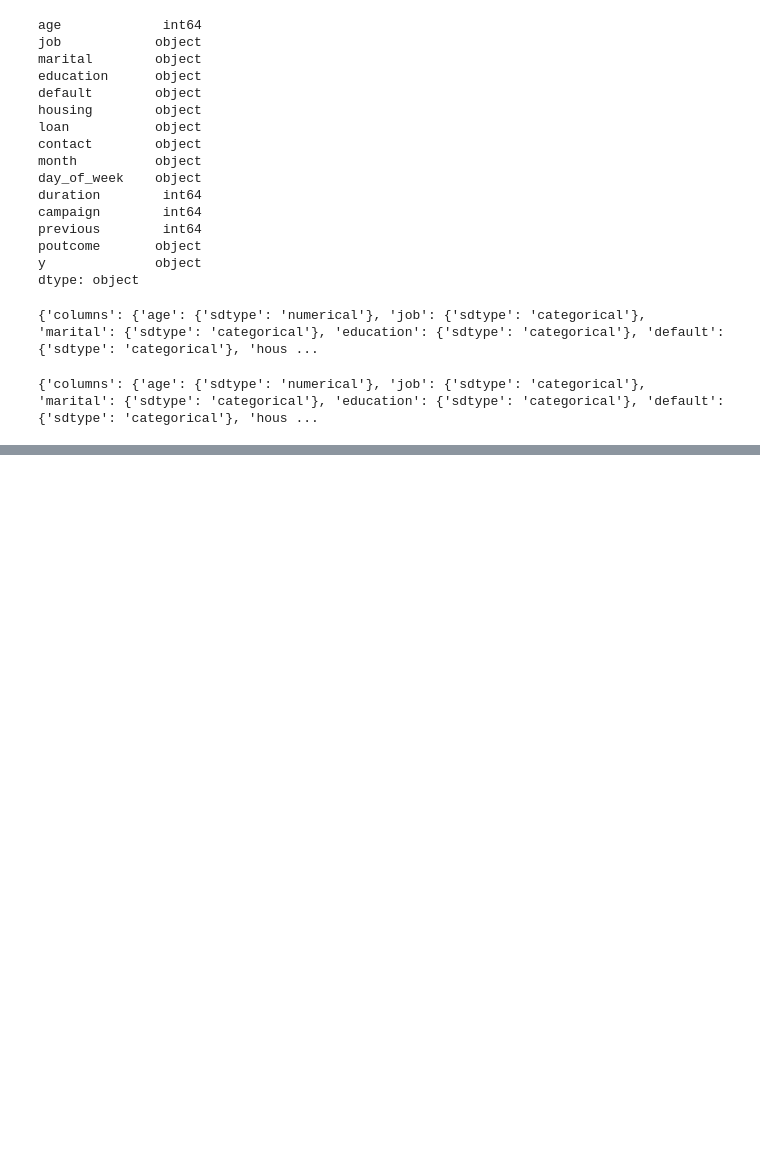
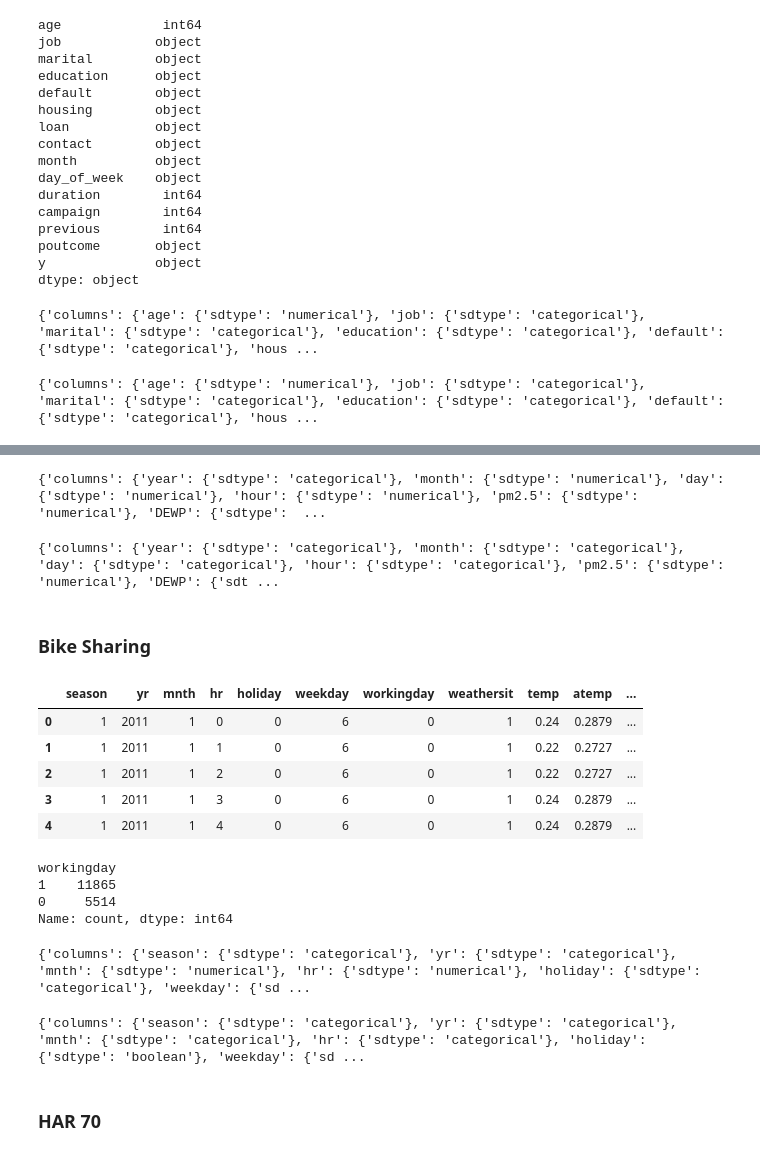
Before and after one commit to samfallahian/data-gan, a Jupyter notebook: meta_data.ipynb, the cells around one changed output, grey strips where cells are left out. Cells and saved outputs as stored; diff of their text form; code cells hidden in the pictures; blank space fills up the shorter version.

```diff
--- a/meta_data.ipynb
+++ b/meta_data.ipynb
@@ -146,0 +164,7 @@ df.to_csv('dataset/BankMarketing/bank-final.csv', index=False)
+# %%
+metadata = SingleTableMetadata()
+metadata.detect_from_dataframe(df)
+python_dict = metadata.to_dict()
+print(python_dict)
+# %% [output]
+{'columns': {'year': {'sdtype': 'categorical'}, 'month': {'sdtype': 'numerical'}, 'day': {'sdtype': 'numerical'}, 'hour': {'sdtype': 'numerical'}, 'pm2.5': {'sdtype': 'numerical'}, 'DEWP': {'sdtype':  ...
@@ -146,0 +181,5 @@ df.to_csv('dataset/BankMarketing/bank-final.csv', index=False)
+# %%
+python_dict = metadata.to_dict()
+print(python_dict)
+# %% [output]
+{'columns': {'year': {'sdtype': 'categorical'}, 'month': {'sdtype': 'categorical'}, 'day': {'sdtype': 'categorical'}, 'hour': {'sdtype': 'categorical'}, 'pm2.5': {'sdtype': 'numerical'}, 'DEWP': {'sdt ...
@@ -146,0 +188,13 @@ df.to_csv('dataset/BankMarketing/bank-final.csv', index=False)
+# %% [markdown]
+### Bike Sharing
+# %%
+df = pd.read_csv("dataset/BikeSharing/final.csv")
+# %%
+df.head()
+# %% [output]
+|  | season | yr | mnth | hr | holiday | weekday | workingday | weathersit | temp | atemp | ... |
+| 0 | 1 | 2011 | 1 | 0 | 0 | 6 | 0 | 1 | 0.24 | 0.2879 | ... |
+| 1 | 1 | 2011 | 1 | 1 | 0 | 6 | 0 | 1 | 0.22 | 0.2727 | ... |
+| 2 | 1 | 2011 | 1 | 2 | 0 | 6 | 0 | 1 | 0.22 | 0.2727 | ... |
+| 3 | 1 | 2011 | 1 | 3 | 0 | 6 | 0 | 1 | 0.24 | 0.2879 | ... |
+| 4 | 1 | 2011 | 1 | 4 | 0 | 6 | 0 | 1 | 0.24 | 0.2879 | ... |
@@ -146,0 +206,14 @@ df.to_csv('dataset/BankMarketing/bank-final.csv', index=False)
+# %%
+df["workingday"].value_counts()
+# %% [output]
+workingday
+1    11865
+0     5514
+Name: count, dtype: int64
+# %%
+metadata = SingleTableMetadata()
+metadata.detect_from_dataframe(df)
+python_dict = metadata.to_dict()
+print(python_dict)
+# %% [output]
+{'columns': {'season': {'sdtype': 'categorical'}, 'yr': {'sdtype': 'categorical'}, 'mnth': {'sdtype': 'numerical'}, 'hr': {'sdtype': 'numerical'}, 'holiday': {'sdtype': 'categorical'}, 'weekday': {'sd ...
@@ -146,0 +233,5 @@ df.to_csv('dataset/BankMarketing/bank-final.csv', index=False)
+# %%
+python_dict = metadata.to_dict()
+print(python_dict)
+# %% [output]
+{'columns': {'season': {'sdtype': 'categorical'}, 'yr': {'sdtype': 'categorical'}, 'mnth': {'sdtype': 'categorical'}, 'hr': {'sdtype': 'categorical'}, 'holiday': {'sdtype': 'boolean'}, 'weekday': {'sd ...
@@ -146,0 +241,2 @@ df.to_csv('dataset/BankMarketing/bank-final.csv', index=False)
+# %% [markdown]
+### HAR 70
```
Also changed, not shown: parts of 51 cells of this notebook, 1 other file.
